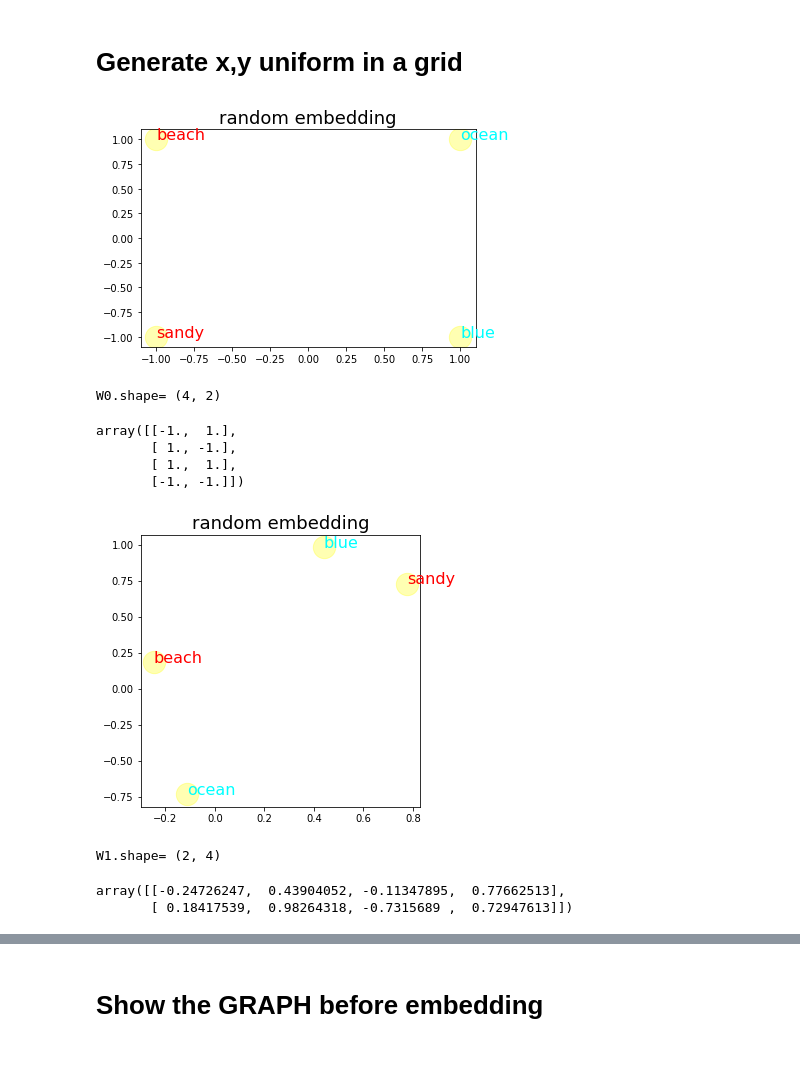
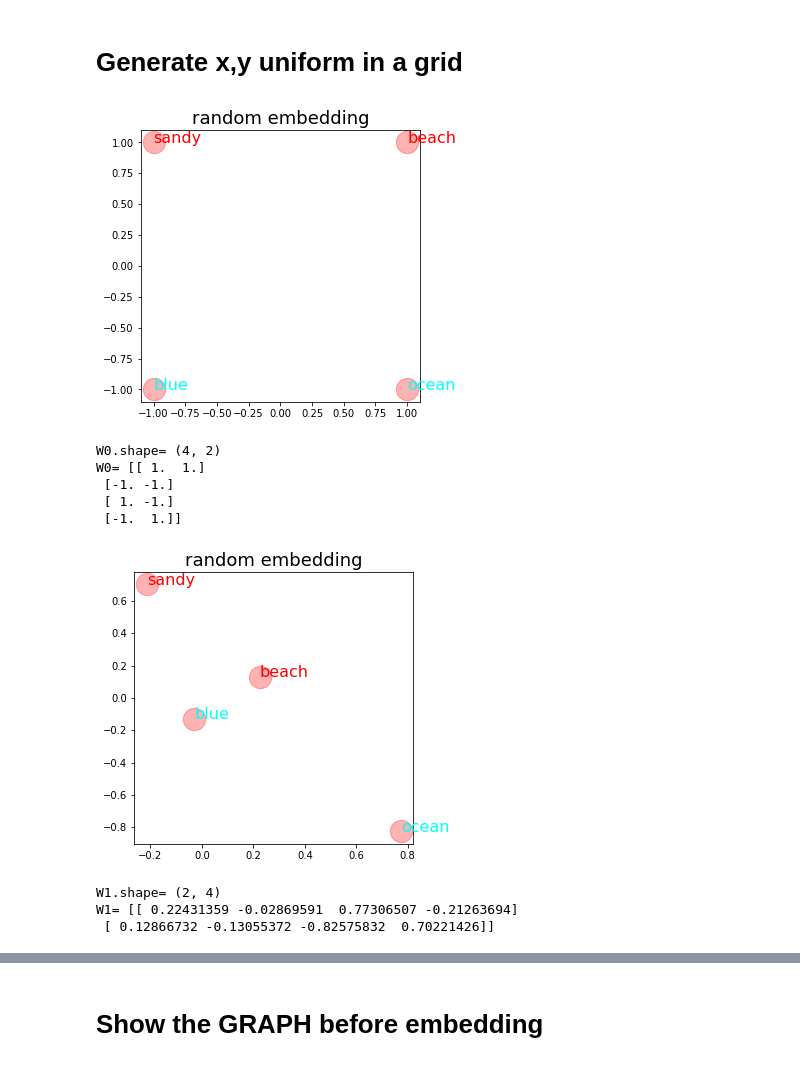
Before and after one commit to ftk1000/w2v_ftk1000, a Jupyter notebook: w2v_tf_4words.ipynb, the cells around one changed output, grey strips where cells are left out. Drawn from its saved outputs; the diff is of its cells as text; code cells hidden in the pictures.

```diff
--- a/w2v_tf_4words.ipynb
+++ b/w2v_tf_4words.ipynb
@@ -87,14 +86,15 @@ def show_weights_v2(model, format='rounded'):
 # %%
-def plot_words_x_y(x1,x2, vocab, ttl, figfn='test.png', figsz=5, wcolor='red'):
+def plot_words_x_y(x1,x2, vocab, ttl,   wcolor='red'):
   x_axis_min, x_axis_max = np.min(x1)-get_padding(x1), np.max(x1)+get_padding(x1)
   y_axis_min, y_axis_max = np.min(x2)-get_padding(x2), np.max(x2)+get_padding(x2)
 
   plt.close()
   fig, ax = plt.subplots()
+  figsz=5
   plt.rcParams["figure.figsize"] = (figsz,figsz)
-  # plt.figure(figsize=(10,10))
+  # ax = fig.add_subplot(111)
+  plt.scatter(x1, x2, c='red', s=500, alpha=0.3)
 
-  plt.scatter(x1, x2, c='yellow', s=500, alpha=0.3)
   # plt.text(x1+.03, x2+.03, np.asarray(w2v_df['word']), fontsize=9)
   for ix, word, x1i, x2i in zip(range(len(wcolor)), vocab, x1, x2):
     if word == 'кичлам':
@@ -105,8 +105,8 @@ def plot_words_x_y(x1,x2, vocab, ttl, figfn='test.png', figsz=5, wcolor='red'):
   plt.xlim(x_axis_min,x_axis_max)
   plt.ylim(y_axis_min,y_axis_max)
   plt.title(ttl, fontsize=18)
-
-  fig.savefig(fname=figfn, formatstr='png')
+  # ax.set_aspect('equal', adjustable='box')
+  # fig.savefig(fname='test.png', formatstr='png')
   plt.show()
 
 def plot_words_v0(W, vocab, ttl, wcolor):
@@ -384,58 +357,59 @@ vocab
 # %%
 LEN_VOCAB = len(vocab)
 LIN_SPACE_VALUES = round(np.sqrt(LEN_VOCAB))
 BOX_SIDE=1
 lspx = np.linspace(-BOX_SIDE,BOX_SIDE,LIN_SPACE_VALUES)
 lspy = np.linspace(-BOX_SIDE,BOX_SIDE,LIN_SPACE_VALUES)
 
 coordinates = np.zeros( (LIN_SPACE_VALUES**2, 2)  )
 # print(coordinates)
 
 for k1 in range(LIN_SPACE_VALUES):
   for k2 in range(LIN_SPACE_VALUES):
     i = k1*LIN_SPACE_VALUES + k2
     # print(k1,k2,i)
     coordinates[i] = [lspx[k1], lspy[k2]]
 # print(coordinates)
 
 ix = np.random.choice( LIN_SPACE_VALUES**2, LEN_VOCAB, replace=False )
 coordinates = coordinates[ix,]
 df1 = pd.DataFrame( vocab , columns=['w'])
 df2 = pd.DataFrame( coordinates, columns=['x1','x2'] )
 df_unif_rand = pd.concat([df1, df2], axis=1)
 # df_unif_rand
 
 plot_words_x_y(x1=df_unif_rand['x1'], x2=df_unif_rand['x2'],
-               vocab=vocab, ttl='random embedding', figfn='test1.png', figsz=5,
+               vocab=vocab, ttl='random embedding',
                wcolor=df_vocab.color)
 # %% [output]
-[figure, old version]
+[figure, new version]
 # %%
 df_unif_rand[['x1','x2']]
 W0=np.array(df_unif_rand[['x1','x2']])
 print('W0.shape=',W0.shape)
-W0
+print('W0=', W0)
+# W0
 # %% [output]
 W0.shape= (4, 2)
+W0= [[ 1.  1.]
+ [-1. -1.]
+ [ 1. -1.]
+ [-1.  1.]]
-array([[-1.,  1.],
-       [ 1., -1.],
-       [ 1.,  1.],
-       [-1., -1.]])
 # %%
 x1=np.random.uniform(low=-BOX_SIDE, high=BOX_SIDE, size=LEN_VOCAB)
 x2=np.random.uniform(low=-BOX_SIDE, high=BOX_SIDE, size=LEN_VOCAB)
-plot_words_x_y( x1=x1, x2=x2,  vocab=vocab, ttl='random embedding', figfn='test0.png', figsz=5,
+plot_words_x_y( x1=x1, x2=x2,  vocab=vocab, ttl='random embedding',
                wcolor=df_vocab.color)
 # %% [output]
-[figure, old version]
+[figure, new version]
 # %%
 W1=np.array([x1,x2])
 print('W1.shape=',W1.shape)
-W1
+print('W1=', W1)
 # %% [output]
 W1.shape= (2, 4)
+W1= [[ 0.22431359 -0.02869591  0.77306507 -0.21263694]
+ [ 0.12866732 -0.13055372 -0.82575832  0.70221426]]
-array([[-0.24726247,  0.43904052, -0.11347895,  0.77662513],
-       [ 0.18417539,  0.98264318, -0.7315689 ,  0.72947613]])
 # %%
 np.matmul(W0,W1)
 # %% [output]
```
Also changed, not shown: parts of 15 cells of this notebook.
